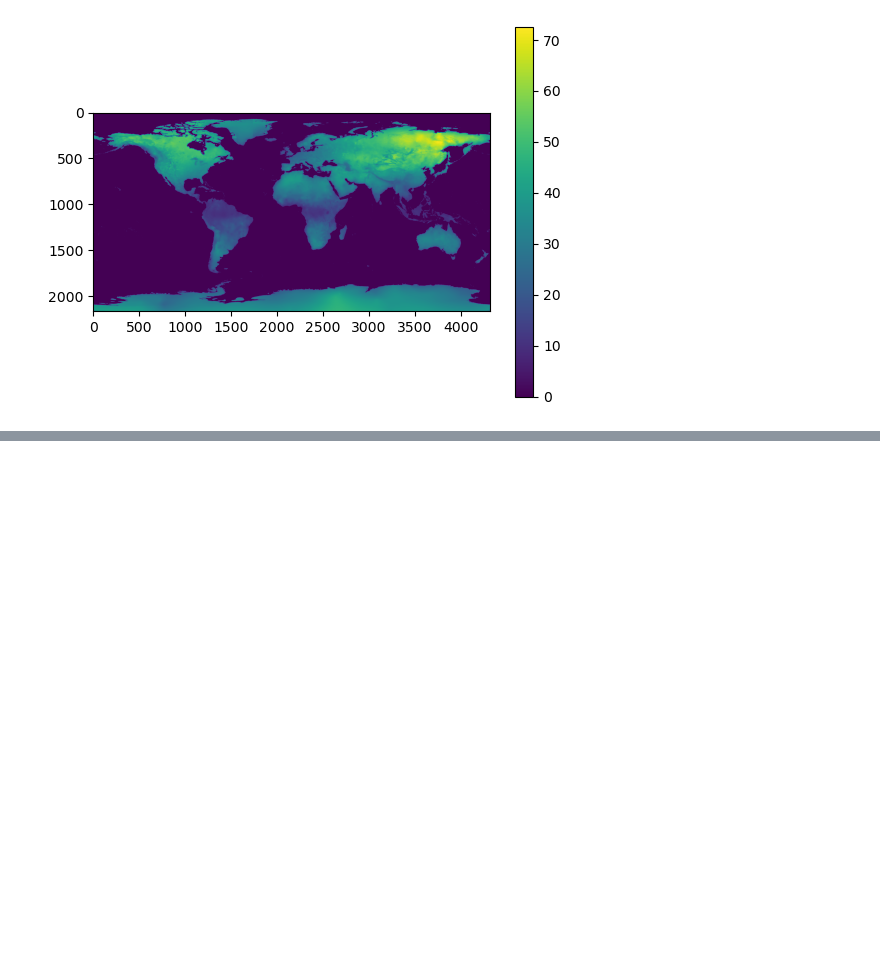
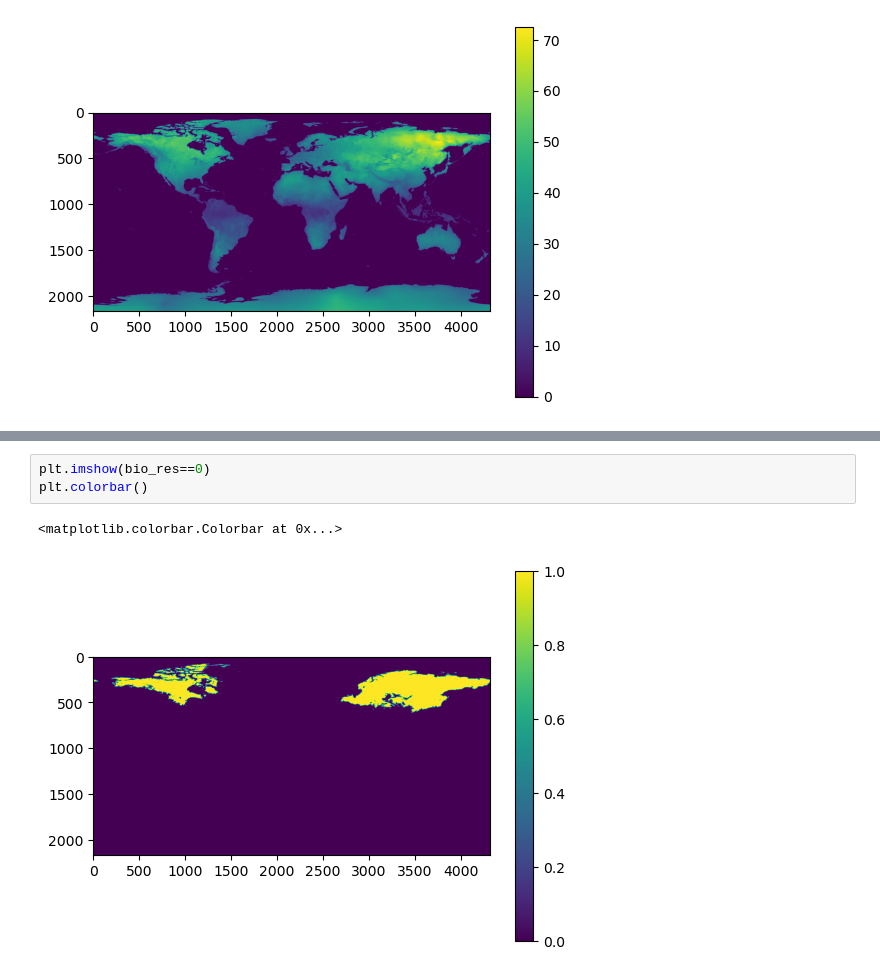
Before and after one commit to deekenyah1/final_year_worldclim, a Jupyter notebook: RASTERIO PROJECT.ipynb, the cells around one changed output, grey strips where cells are left out. Saved outputs shown, nothing was run; the diff lists cells and outputs as text; blank space fills up the shorter version.

```diff
--- a/RASTERIO PROJECT.ipynb
+++ b/RASTERIO PROJECT.ipynb
@@ -786,0 +768,6 @@ np.where((data != nodata) == zero_array1)
+# %%
+plt.imshow(bio_res==0)
+plt.colorbar()
+# %% [output]
+<matplotlib.colorbar.Colorbar at 0x...>
+[figure, added]
```
Also changed, not shown: parts of 155 cells of this notebook, 6 other files.
